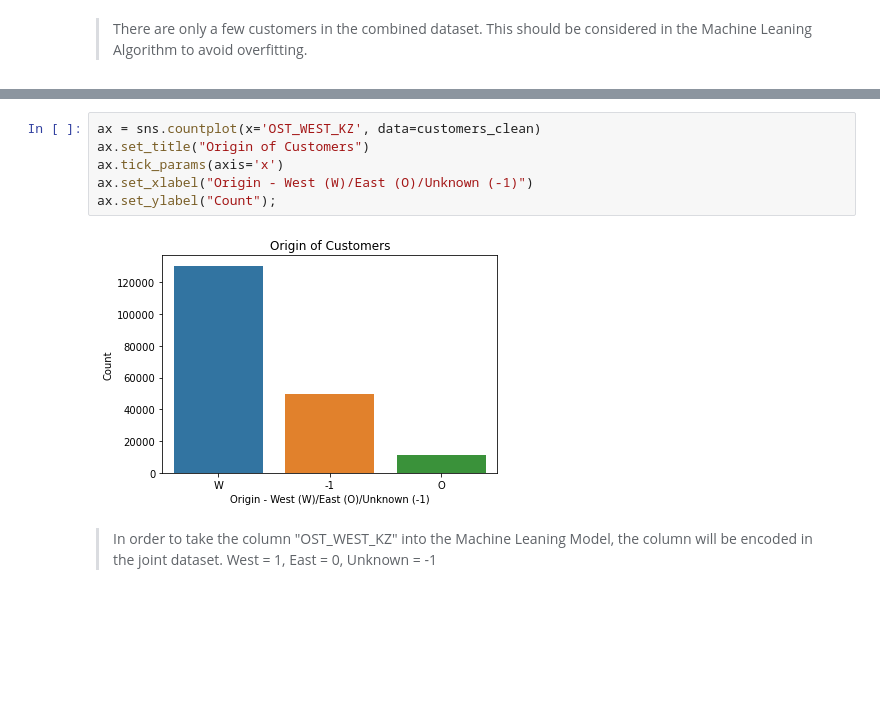
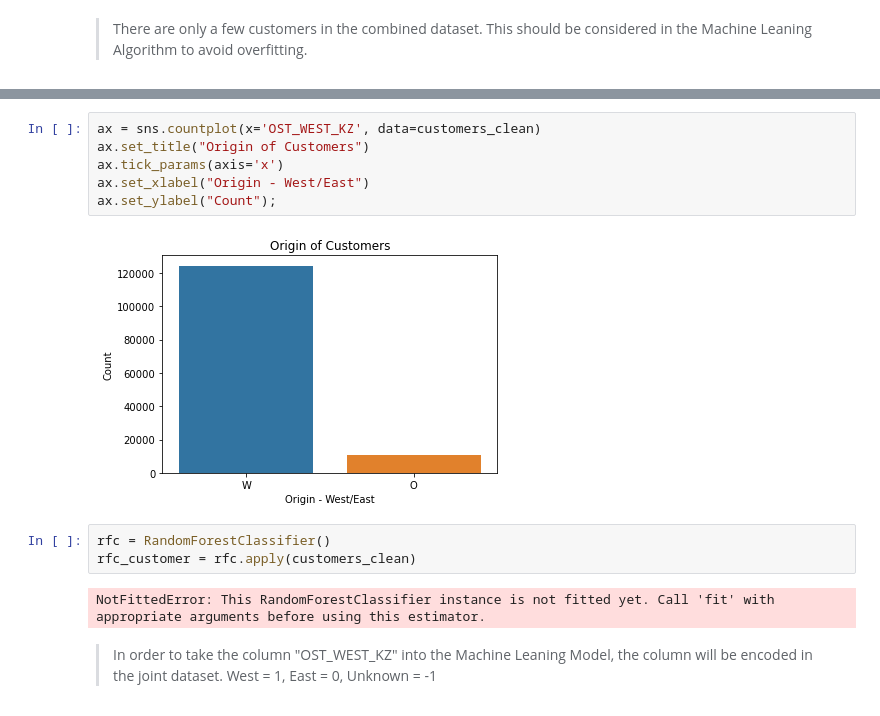
Before and after one commit to the-m8/Travelling_to_Seattle_Accomodations, a Jupyter notebook: Project_4/Arvato Project Workbook.ipynb, the cells around one changed output, grey strips where cells are left out. Saved outputs shown, nothing was run; the diff lists cells and outputs as text; blank space fills up the shorter version.

```diff
--- a/Project_4/Arvato Project Workbook.ipynb
+++ b/Project_4/Arvato Project Workbook.ipynb
@@ -427,11 +632,16 @@ ax.set_ylabel("Count");
 # %%
 ax = sns.countplot(x='OST_WEST_KZ', data=customers_clean)
 ax.set_title("Origin of Customers")
 ax.tick_params(axis='x')
-ax.set_xlabel("Origin - West (W)/East (O)/Unknown (-1)")
+ax.set_xlabel("Origin - West/East")
 ax.set_ylabel("Count");
 # %% [output]
-[figure, old version]
+[figure, new version]
+# %%
+rfc = RandomForestClassifier()
+rfc_customer = rfc.apply(customers_clean)
+# %% [output]
+NotFittedError: This RandomForestClassifier instance is not fitted yet. Call 'fit' with appropriate arguments before using this estimator.
 # %% [markdown]
 > In order to take the column "OST_WEST_KZ" into the Machine Leaning Model, the column will be encoded in the joint dataset. West = 1, East = 0, Unknown = -1
 # %%
```
Also changed, not shown: parts of 50 cells of this notebook.
